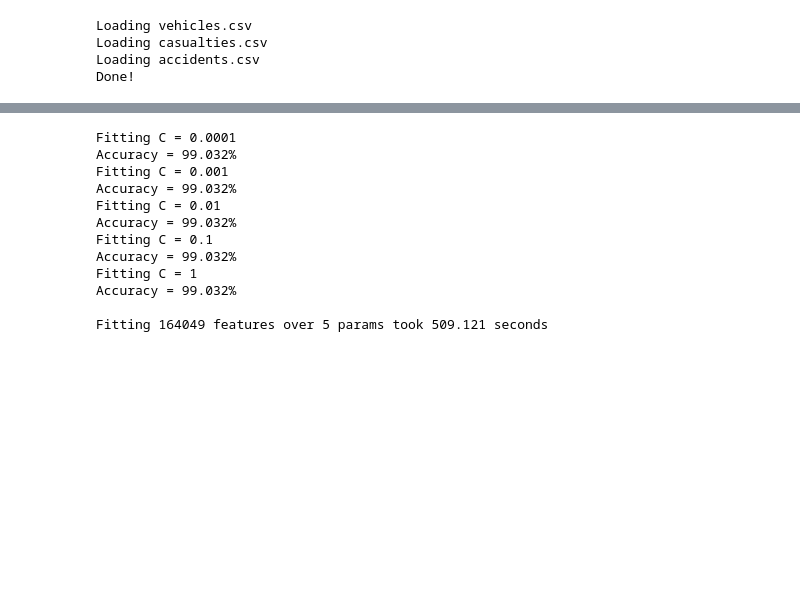
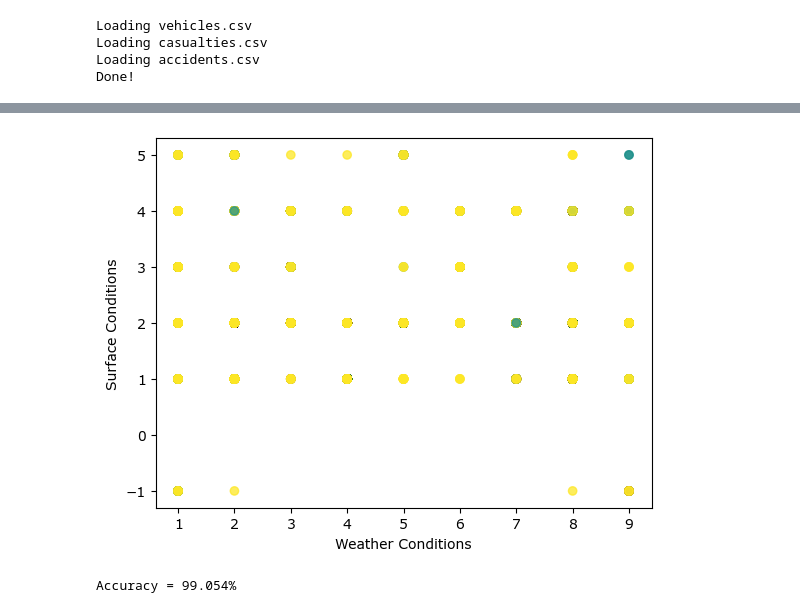
Before and after one commit to corbin-hayden13/CS345_UK_Accident_Analysis, a Jupyter notebook: UK_Accident_Analysis 2.ipynb, the cells around one changed output, grey strips where cells are left out. Saved outputs shown, nothing was run; the diff lists cells and outputs as text; code cells hidden in the pictures; blank space fills up the shorter version.

```diff
--- a/UK_Accident_Analysis 2.ipynb
+++ b/UK_Accident_Analysis 2.ipynb
@@ -114,16 +114,15 @@ plot_ftrs(X, y, dimensions=2)
+# %%
+plt.scatter(accident_data[:, 0], accident_data[:, 1], c=y, cmap="viridis", alpha=0.75)
+plt.xlabel("Weather Conditions")
+plt.ylabel("Surface Conditions")
+plt.show()
+# %% [output]
+[figure, added]
 # %%
 accident_pipe = Pipeline([("scaler", SS()), ("svc", SVC(kernel="linear"))])
-fit_predict(accident_pipe, tts(X, y, test_size=0.3), params={"C": [0.0001, 0.001, 0.01, 0.1, 1]})
+X_train, X_test, y_train, y_test = tts(X, y, test_size=0.3)
+accident_pipe.fit(X_train, y_train)
+print(f"Accuracy = {get_accuracy(y_test, accident_pipe.predict(X_test))}%")
+# fit_predict(accident_pipe, tts(X, y, test_size=0.3), params={"C": [0.0001, 0.001, 0.01, 0.1, 1]})
 # %% [output]
-Fitting C = 0.0001
-Accuracy = 99.032%
-Fitting C = 0.001
-Accuracy = 99.032%
-Fitting C = 0.01
-Accuracy = 99.032%
-Fitting C = 0.1
-Accuracy = 99.032%
-Fitting C = 1
-Accuracy = 99.032%
-
-Fitting 164049 features over 5 params took 509.121 seconds
+Accuracy = 99.054%
```
Also changed, not shown: parts of 1 cell of this notebook.
